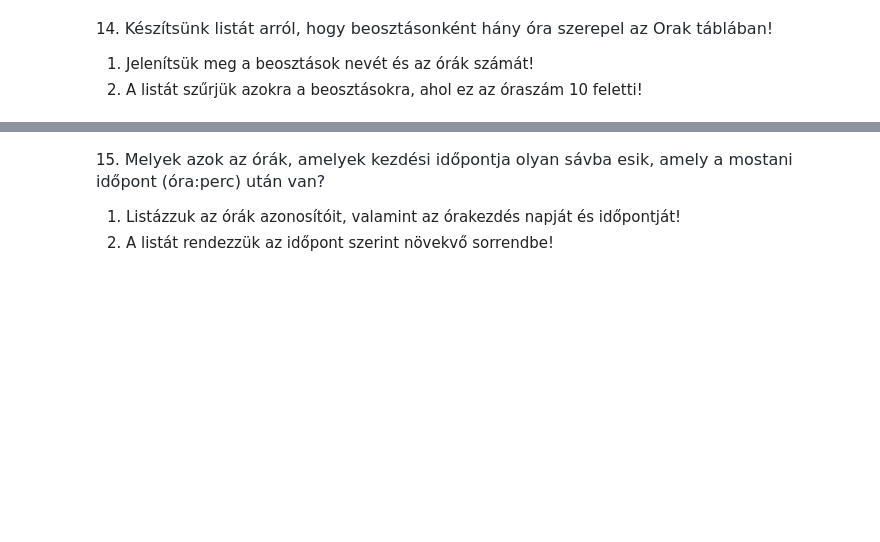
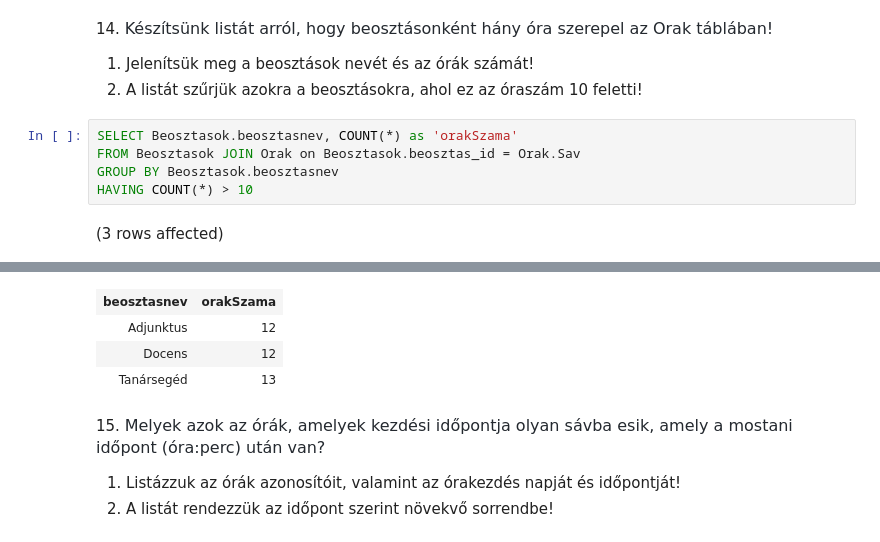
Before and after one commit to Munti05/sql_gyak, a Jupyter notebook: gyakorlat02_feladatok_sajat.ipynb, the cells around one changed output, grey strips where cells are left out. Saved outputs shown, nothing was run; the diff lists cells and outputs as text; blank space fills up the shorter version.

```diff
--- a/gyakorlat02_feladatok_sajat.ipynb
+++ b/gyakorlat02_feladatok_sajat.ipynb
@@ -308,3 +318,10 @@ Total execution time: 00:00:00.025
 
 1. Jelenítsük meg a beosztások nevét és az órák számát!
 2. A listát szűrjük azokra a beosztásokra, ahol ez az óraszám 10 feletti!
+# %%
+SELECT Beosztasok.beosztasnev, COUNT(*) as 'orakSzama'
+FROM Beosztasok JOIN Orak on Beosztasok.beosztas_id = Orak.Sav
+GROUP BY Beosztasok.beosztasnev
+HAVING COUNT(*) > 10
+# %% [output]
+(3 rows affected)
@@ -311,3 +329,7 @@ Total execution time: 00:00:00.025
+| beosztasnev | orakSzama |
+| Adjunktus | 12 |
+| Docens | 12 |
+| Tanársegéd | 13 |
 # %% [markdown]
 15. <span style="color: rgb(36, 41, 47); font-family: -apple-system, BlinkMacSystemFont, &quot;Segoe UI&quot;, Helvetica, Arial, sans-serif, &quot;Apple Color Emoji&quot;, &quot;Segoe UI Emoji&quot;; font-size: 16px;">Melyek azok az órák, amelyek kezdési időpontja olyan sávba esik, amely a mostani időpont (óra:perc) után van?</span>
 
```
Also changed, not shown: parts of 3 cells of this notebook.
